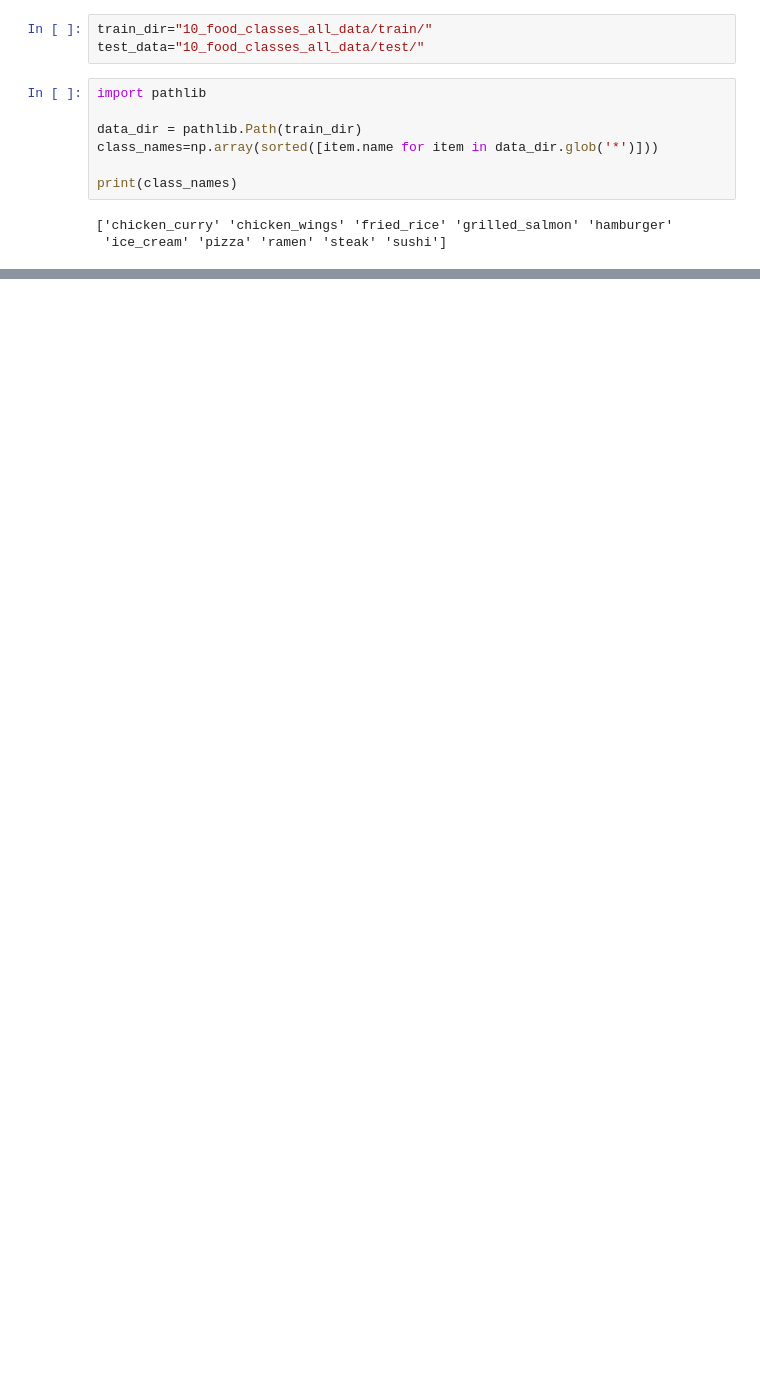
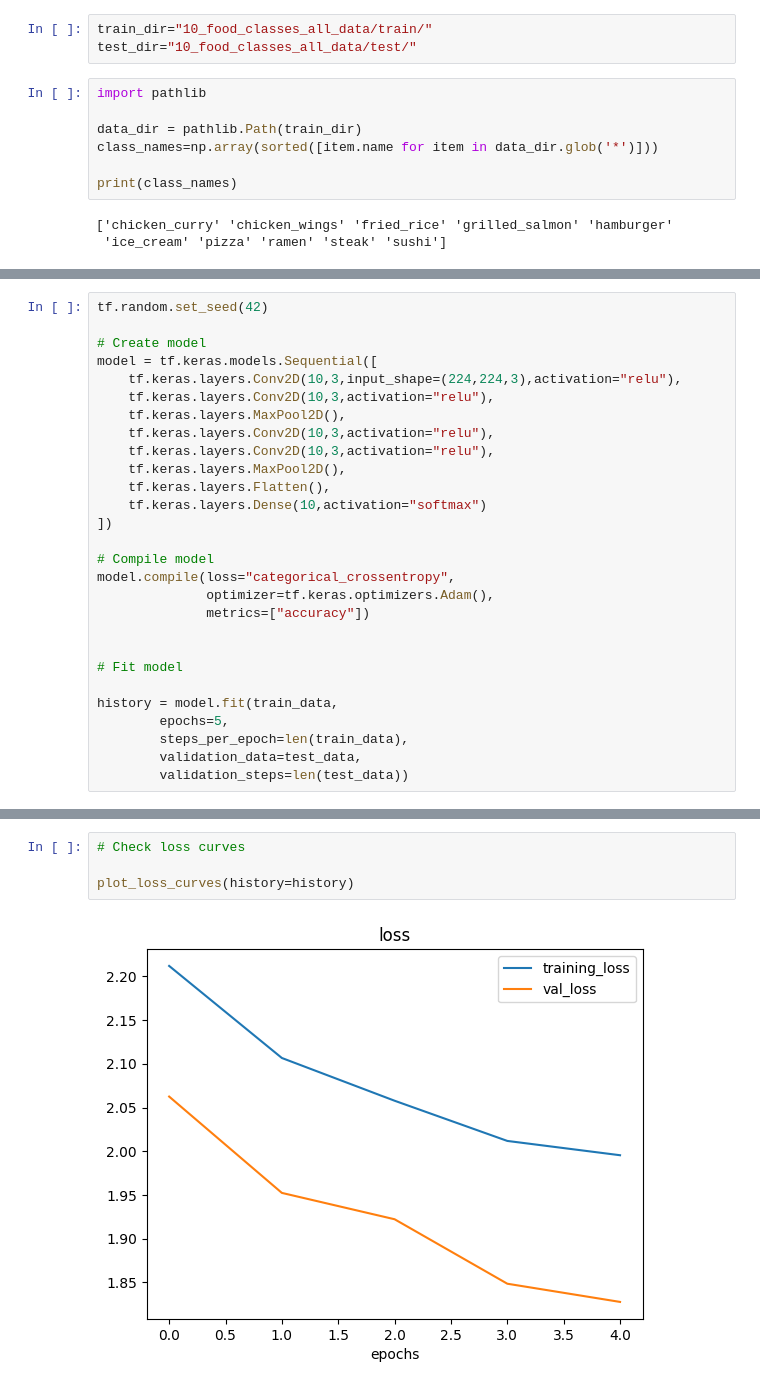
Before and after one commit to Meta-c/Tensorflow-Certificate-preparation, a Jupyter notebook: 03_computer_vision_and_conv_neural_networks.ipynb, the cells around one changed output, grey strips where cells are left out. Cells and saved outputs as stored; diff of their text form; blank space fills up the shorter version.

```diff
--- a/03_computer_vision_and_conv_neural_networks.ipynb
+++ b/03_computer_vision_and_conv_neural_networks.ipynb
@@ -416,7 +418,7 @@ Image shape: (512, 512, 3)
 ### Multi-class Classification
 # %%
 train_dir="10_food_classes_all_data/train/"
-test_data="10_food_classes_all_data/test/"
+test_dir="10_food_classes_all_data/test/"
 # %%
 import pathlib
 
@@ -437,0 +479,28 @@ Image shape: (384, 512, 3)
+# %%
+tf.random.set_seed(42)
+
+# Create model
+model = tf.keras.models.Sequential([
+    tf.keras.layers.Conv2D(10,3,input_shape=(224,224,3),activation="relu"),
+    tf.keras.layers.Conv2D(10,3,activation="relu"),
+    tf.keras.layers.MaxPool2D(),
+    tf.keras.layers.Conv2D(10,3,activation="relu"),
+    tf.keras.layers.Conv2D(10,3,activation="relu"),
+    tf.keras.layers.MaxPool2D(),
+    tf.keras.layers.Flatten(),
+    tf.keras.layers.Dense(10,activation="softmax")
+])
+
+# Compile model
+model.compile(loss="categorical_crossentropy",
+              optimizer=tf.keras.optimizers.Adam(),
+              metrics=["accuracy"])
+
+
+# Fit model
+
+history = model.fit(train_data,
+        epochs=5,
+        steps_per_epoch=len(train_data),
+        validation_data=test_data,
+        validation_steps=len(test_data))
@@ -437,0 +524,6 @@ Image shape: (384, 512, 3)
+# %%
+# Check loss curves
+
+plot_loss_curves(history=history)
+# %% [output]
+[figure, added]
```
Also changed, not shown: parts of 11 cells of this notebook, 6 other files.
